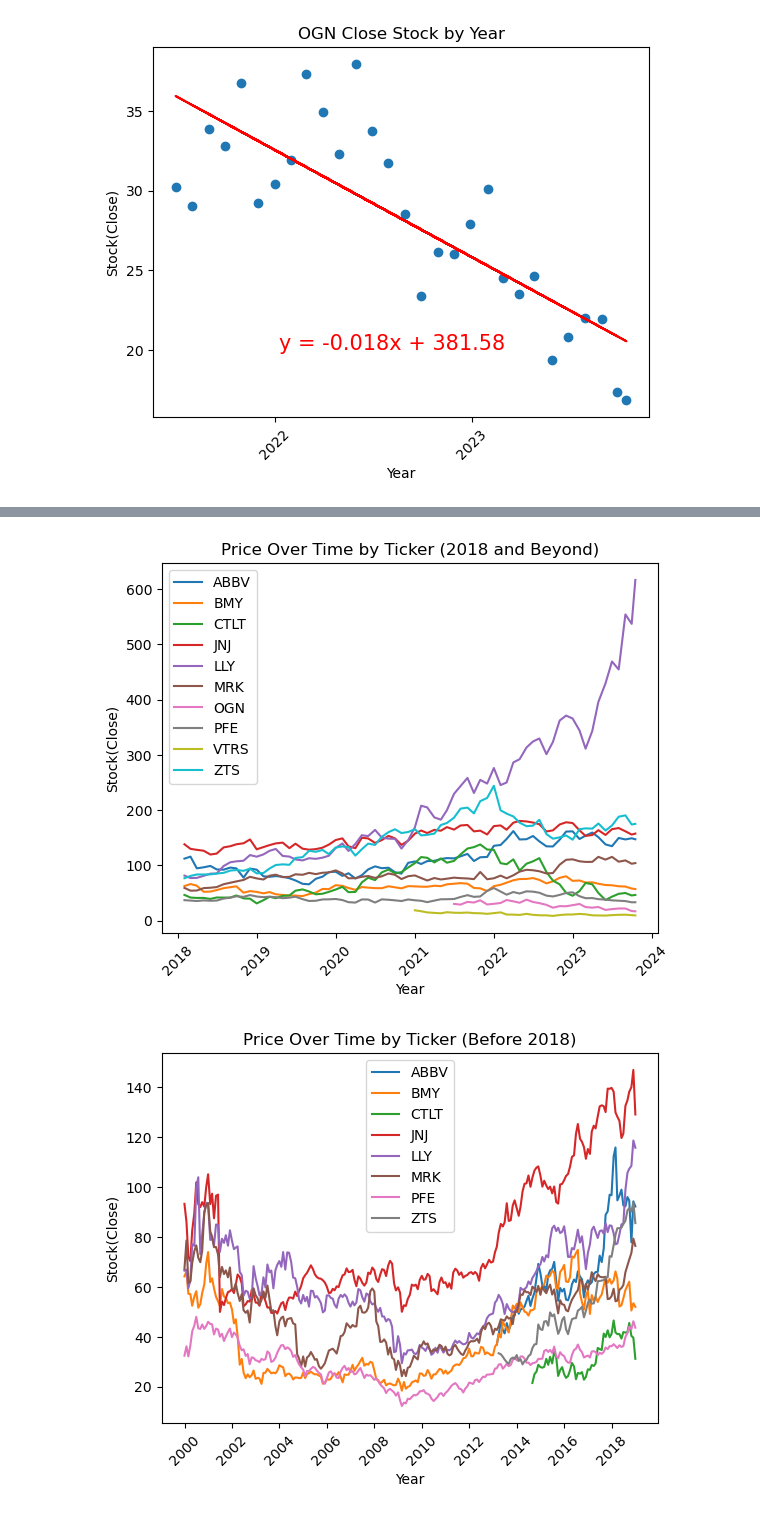
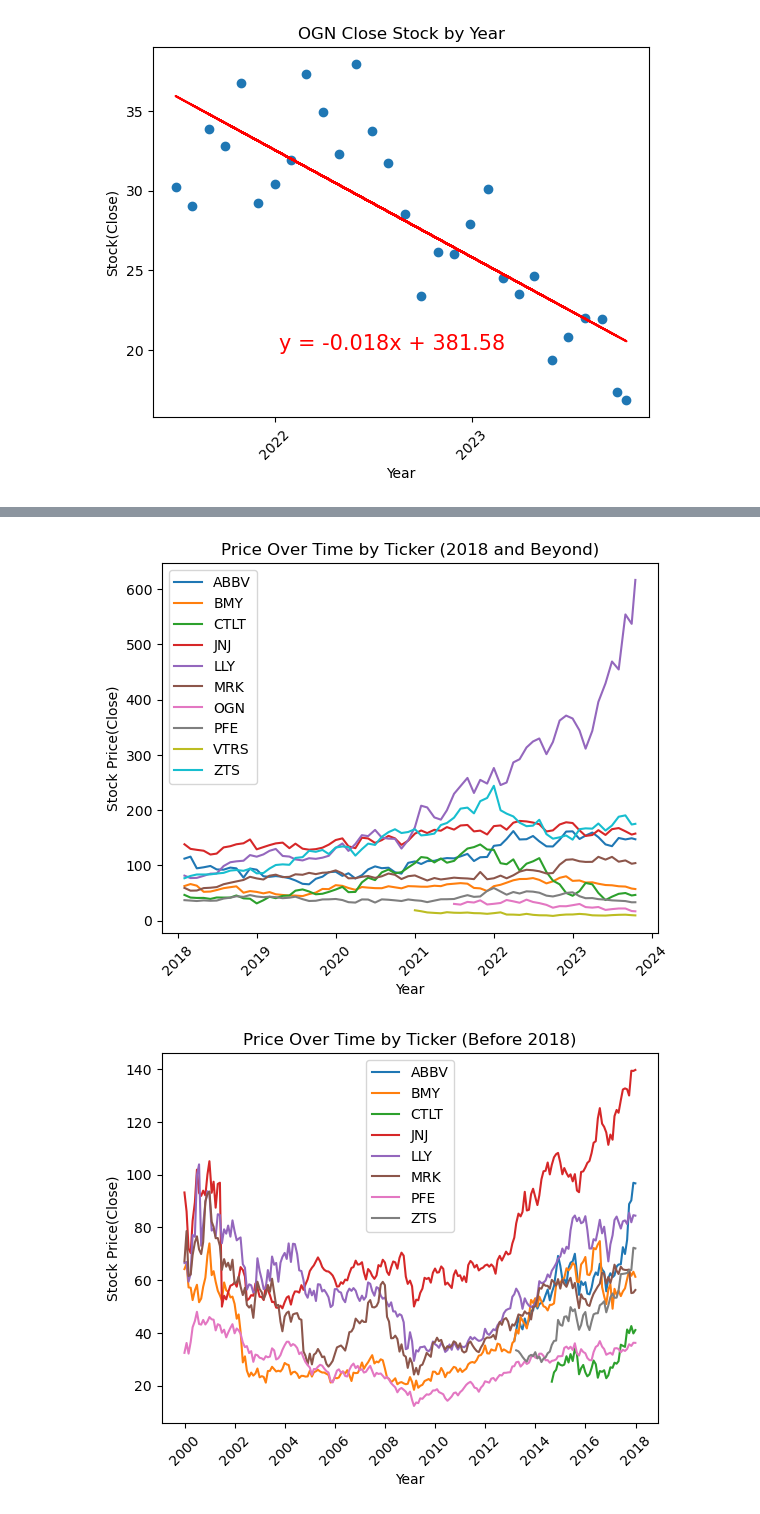
Before and after one commit to proctorsjackson/group_3_project_1, a Jupyter notebook: Project_1_Jackson_Code.ipynb, the cells around one changed output, grey strips where cells are left out. Saved outputs shown, nothing was run; the diff lists cells and outputs as text; code cells hidden in the pictures.

Commit message:
Cleaned up Graphs

```diff
--- a/Project_1_Jackson_Code.ipynb
+++ b/Project_1_Jackson_Code.ipynb
@@ -151,28 +151,28 @@ plt.savefig("graphs/linegraphalltime.png")
 # %%
-recent_df = merge_df[merge_df['timestamp'].dt.year > 2018]
+recent_df = merge_df[merge_df['timestamp'].dt.year >= 2018]
 
 for ticker, group in recent_df.groupby('ticker'):
     plt.plot(group['timestamp'], group['close'], label=ticker)
 
 plt.xlabel('Year')
-plt.ylabel('Stock(Close)')
+plt.ylabel('Stock Price(Close)')
 plt.title('Price Over Time by Ticker (2018 and Beyond)')
 plt.legend()
 plt.xticks(rotation=45)
 plt.savefig("graphs/linegraph2018andbeyond.png")
 # %% [output]
-[figure, old version]
+[figure, new version]
 # %%
-recent_df = merge_df[merge_df['timestamp'].dt.year <= 2018]
+recent_df = merge_df[merge_df['timestamp'].dt.year < 2018]
 
 for ticker, group in recent_df.groupby('ticker'):
     plt.plot(group['timestamp'], group['close'], label=ticker)
 
 plt.xlabel('Year')
-plt.ylabel('Stock(Close)')
+plt.ylabel('Stock Price(Close)')
 plt.title('Price Over Time by Ticker (Before 2018)')
 plt.legend()
 plt.xticks(rotation=45)
 plt.savefig("graphs/linegraphbefore2018.png")
 # %% [output]
-[figure, old version]
+[figure, new version]
```
Also changed, not shown: parts of 1 cell of this notebook, 3 other files.
